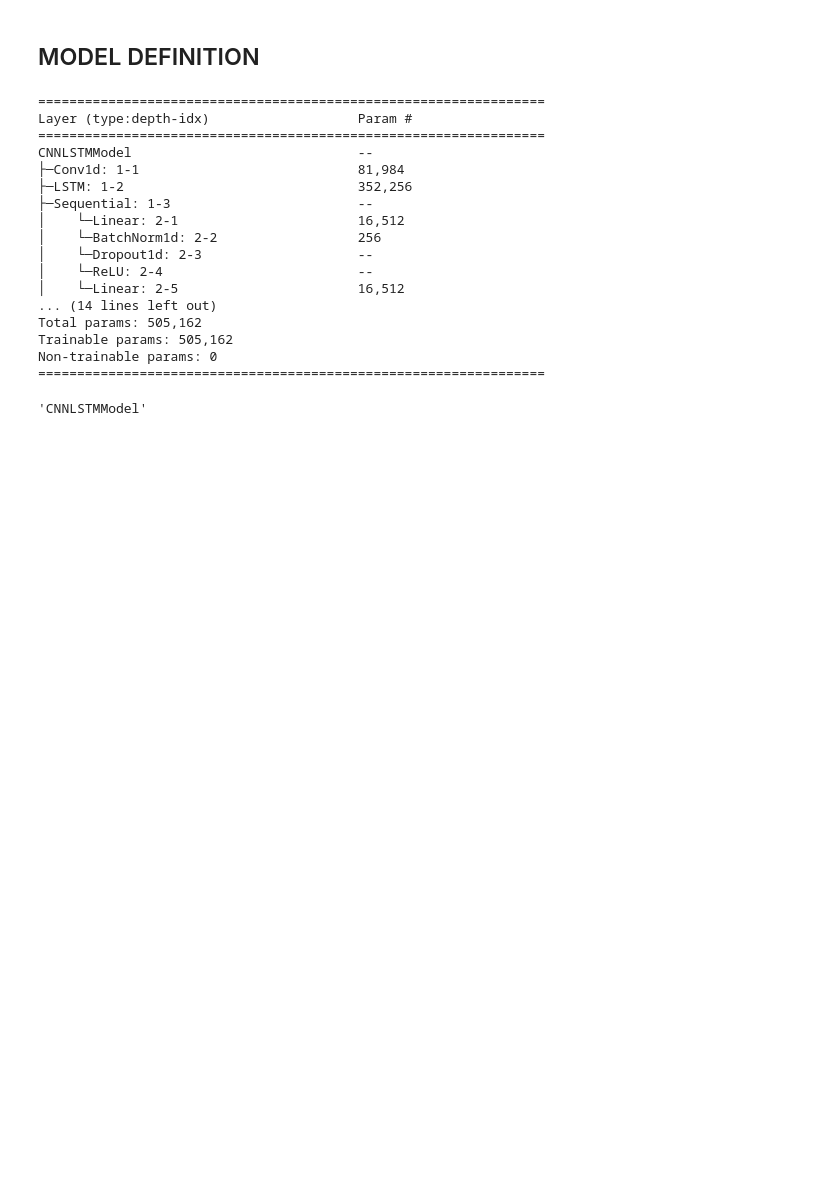
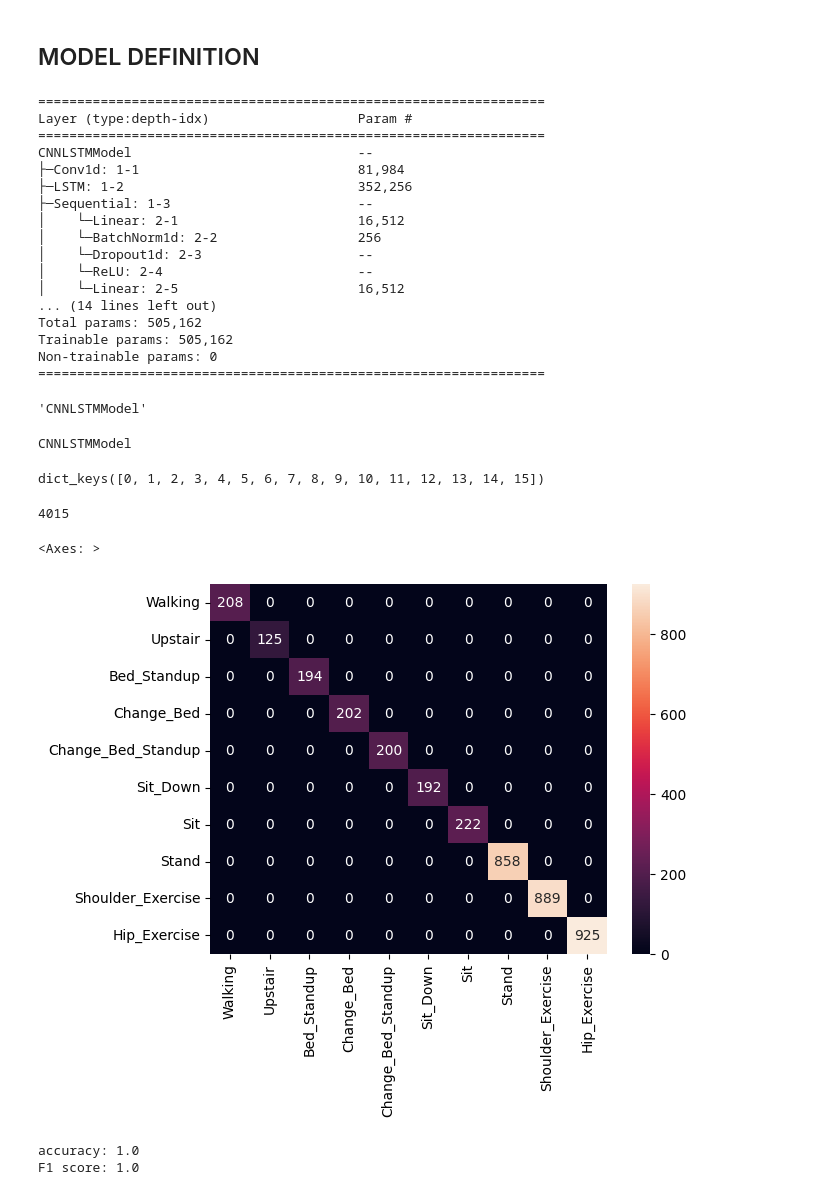
Before and after one commit to Tyern/acttivity_recognition, a Jupyter notebook: notebooks/97_model_train_CV_alluser_0missing.ipynb, the cells around one changed output. Cells and saved outputs as stored; diff of their text form; code cells hidden in the pictures; blank space fills up the shorter version.

```diff
--- a/notebooks/97_model_train_CV_alluser_0missing.ipynb
+++ b/notebooks/97_model_train_CV_alluser_0missing.ipynb
@@ -877,0 +880,45 @@ print("Executed Time:", time.perf_counter() - start_timer)
+# %%
+missing_sensor_numbers = 0
+model_name = train_model_class[3].__name__
+print(model_name)
+
+all_test_pred = {}
+for user in range(USER_NUM):
+    with open(os.path.join(RESULT_FOLDER_PATH, "97", f"test_pred_user_{user}_{missing_sensor_numbers}_{model_name}.pkl"), "rb") as f:
+        all_test_pred[user] = pickle.load(f)
+# %% [output]
+CNNLSTMModel
+# %%
+all_test_pred.keys()
+# %% [output]
+dict_keys([0, 1, 2, 3, 4, 5, 6, 7, 8, 9, 10, 11, 12, 13, 14, 15])
+# %%
+all_test_pred_result = ([], [])
+for user in range(USER_NUM):
+    all_test_pred_result[0].extend(all_test_pred[user][0])
+    all_test_pred_result[1].extend(all_test_pred[user][1])
+
+print(len(all_test_pred_result[0]))
+# %% [output]
+4015
+# %%
+all_test, all_pred = all_test_pred_result
+
+# print("missing index", missing_index)
+all_test_with_label = [label_list[i] for i in all_test]
+all_pred_with_label = [label_list[i] for i in all_pred]
+
+cf = confusion_matrix(all_test_with_label, all_pred_with_label, labels=label_list)
+sns.heatmap(cf, annot=True, xticklabels=eng_label_list, yticklabels=eng_label_list, fmt='g')
+# %% [output]
+<Axes: >
+[figure, added]
+# %%
+from sklearn.metrics import accuracy_score, f1_score
+all_test = list(map(lambda x: x.cpu().item(), all_test))
+all_pred = list(map(lambda x: x.cpu().item(), all_pred))
+print("accuracy:", accuracy_score(all_test, all_pred))
+print("F1 score:", f1_score(all_test, all_pred, average='micro'))
+# %% [output]
+accuracy: 1.0
+F1 score: 1.0
```
Also changed, not shown: parts of 3 cells of this notebook, 1 other file.
